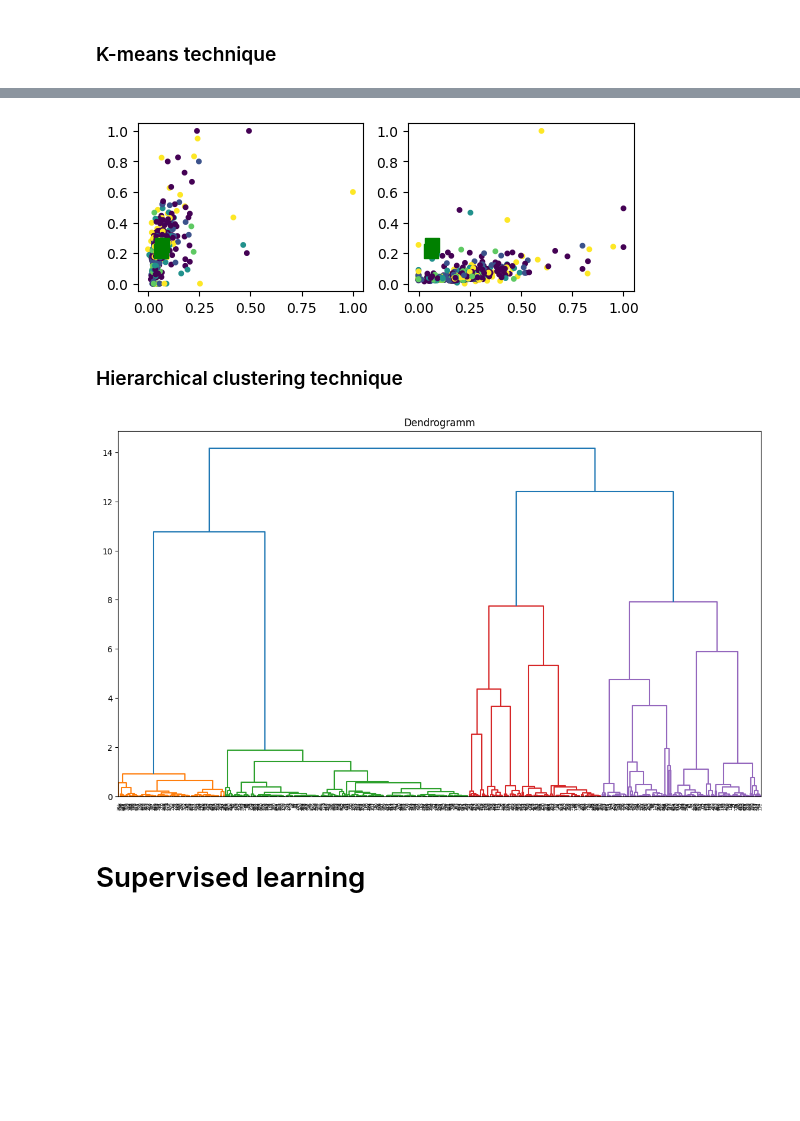
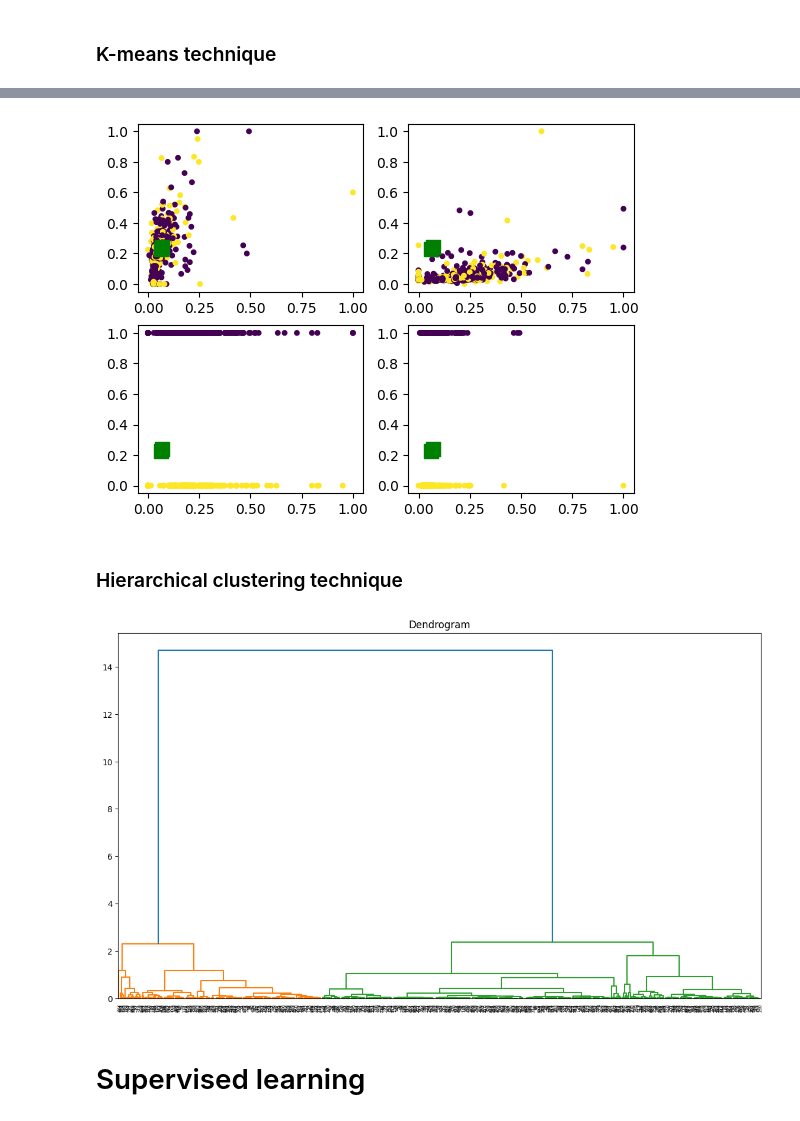
Before and after one commit to matheu-s/loan-approval-prediction-ML-models, a Jupyter notebook: main.ipynb, the cells around one changed output, grey strips where cells are left out. Cells and saved outputs as stored; diff of their text form; code cells hidden in the pictures; blank space fills up the shorter version.

```diff
--- a/main.ipynb
+++ b/main.ipynb
@@ -212,11 +211,13 @@ sns.heatmap(my_corr_matrix,vmax=1,square=True,annot=True,cmap='cubehelix')
 # %%
 from sklearn.cluster import KMeans
 from sklearn import metrics
+
+#a dataset is selected for the clustering task, including 3 attributes from the normalized dataset
+clustering_dataset = df_normalised[['Applicant_Income','Loan_Amount', 'Status']]
 # %% [markdown]
 ### K-means technique
 # %%
-#a dataset is selected for the clustering task, including 3 attributes from the normalized dataset
-clustering_dataset = df_normalised[['Applicant_Income','Loan_Amount', 'Credit_History', 'Married', 'Education', 'Status']]
+
 #Creating a list of silhouette coefficient values\n
 Silhouette_coefficient = []
 #a loop with 6 iterations is implemented (6 different values for the number of clusters)
@@ -283,22 +284,30 @@ plt.show()
 # %%
-#a K-means model with 5 clusters is created and trained using the dataset with 3 features
-kmeans_model = KMeans(n_clusters=5, init = "k-means++").fit(clustering_dataset)
+#a K-means model with 2 clusters is created and trained using the dataset with 3 features
+kmeans_model = KMeans(n_clusters=2, init = "k-means++").fit(clustering_dataset)
 #acquiring cluster centers,
 centroids = kmeans_model.cluster_centers_
 #make predictions for cluster membership of data objects
 y_pred = kmeans_model.predict(clustering_dataset)
 plt.subplot(2,2,1)# A 2 x 2 matrix of images is created, index starting with 1 in the top left corner
 plt.scatter(clustering_dataset['Applicant_Income'], clustering_dataset['Loan_Amount'], s = 10, c = y_pred)
 plt.scatter(centroids[0,0], centroids[0,1], s = 100, c = 'g', marker = 's')
 plt.scatter(centroids[1,0], centroids[1,1], s = 100, c = 'g', marker = 's')
 plt.subplot(2,2,2)# Create the next image in the matrix with index 2
 plt.scatter(clustering_dataset['Loan_Amount'], clustering_dataset['Applicant_Income'], s = 10, c = y_pred)
 plt.scatter(centroids[0,0], centroids[0,1], s = 100, c = 'g', marker = 's')
 plt.scatter(centroids[1,0], centroids[1,1], s = 100, c = 'g', marker = 's')
+plt.subplot(2,2,3)# Create the next image in the matrix with index 2
+plt.scatter(clustering_dataset['Loan_Amount'], clustering_dataset['Status'], s = 10, c = y_pred)
+plt.scatter(centroids[0,0], centroids[0,1], s = 100, c = 'g', marker = 's')
+plt.scatter(centroids[1,0], centroids[1,1], s = 100, c = 'g', marker = 's')
+plt.subplot(2,2,4)# Create the next image in the matrix with index 2
+plt.scatter(clustering_dataset['Applicant_Income'], clustering_dataset['Status'], s = 10, c = y_pred)
+plt.scatter(centroids[0,0], centroids[0,1], s = 100, c = 'g', marker = 's')
+plt.scatter(centroids[1,0], centroids[1,1], s = 100, c = 'g', marker = 's')
 
 plt.show()
 # %% [output]
-[figure, old version]
+[figure, new version]
 # %% [markdown]
 ### Hierarchical clustering technique
 # %%
@@ -311,7 +320,7 @@ plt.figure(figsize =(14, 8))
 plt.title('Dendrogram')
 Dendrogram = shc.dendrogram((shc.linkage(clustering_dataset, method ='ward')))
 # %% [output]
-[figure, old version]
+[figure, new version]
 # %% [markdown]
 # Supervised learning
 # %% [markdown]
```
Also changed, not shown: parts of 14 cells of this notebook, 1 other file.
